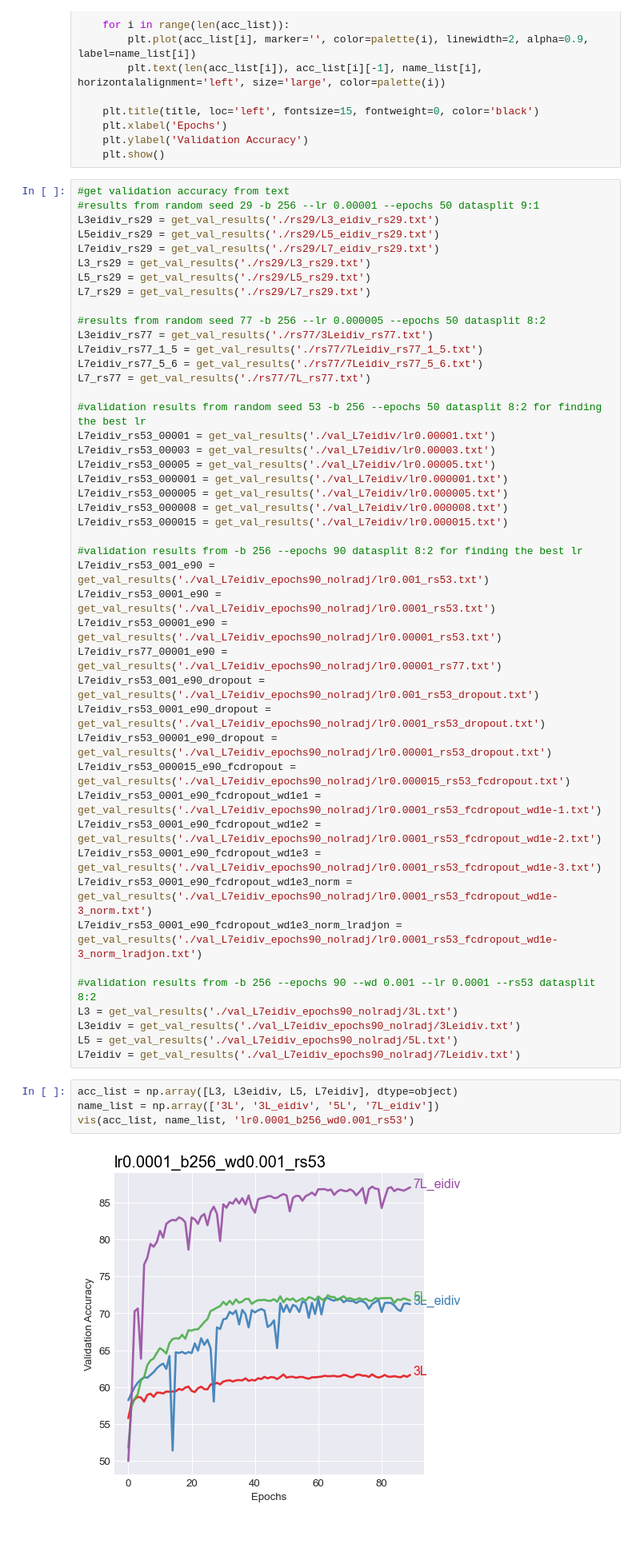
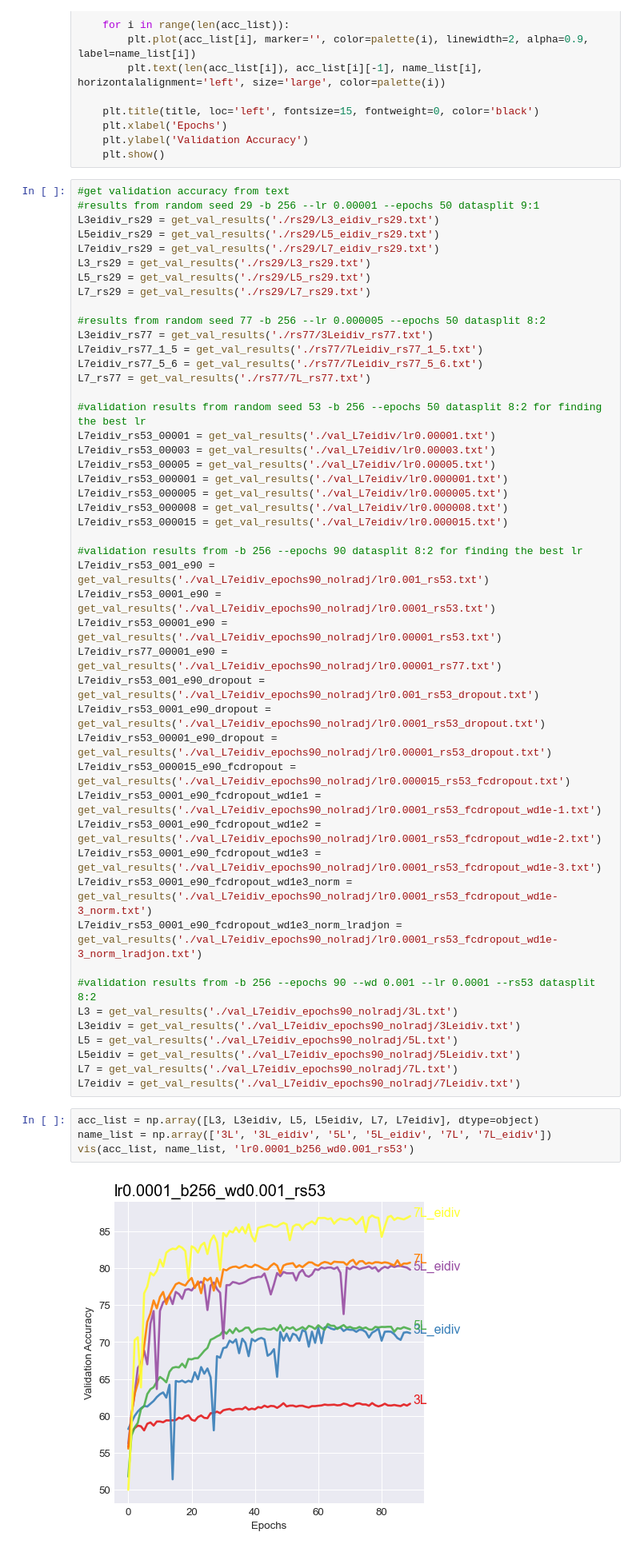
Before and after one commit to hiyuantang/marked_long, a Jupyter notebook: results/vis.ipynb, the cells around one changed output. Shown: that part at 80% size. Saved outputs shown, nothing was run; the diff lists cells and outputs as text.

Commit message:
upload new results

```diff
--- a/results/vis.ipynb
+++ b/results/vis.ipynb
@@ -69,13 +69,15 @@ L7eidiv_rs53_0001_e90_fcdropout_wd1e3_norm_lradjon = get_val_results('./val_L7ei
 L3 = get_val_results('./val_L7eidiv_epochs90_nolradj/3L.txt')
 L3eidiv = get_val_results('./val_L7eidiv_epochs90_nolradj/3Leidiv.txt')
 L5 = get_val_results('./val_L7eidiv_epochs90_nolradj/5L.txt')
+L5eidiv = get_val_results('./val_L7eidiv_epochs90_nolradj/5Leidiv.txt')
+L7 = get_val_results('./val_L7eidiv_epochs90_nolradj/7L.txt')
 L7eidiv = get_val_results('./val_L7eidiv_epochs90_nolradj/7Leidiv.txt')
 # %%
-acc_list = np.array([L3, L3eidiv, L5, L7eidiv], dtype=object)
-name_list = np.array(['3L', '3L_eidiv', '5L', '7L_eidiv'])
+acc_list = np.array([L3, L3eidiv, L5, L5eidiv, L7, L7eidiv], dtype=object)
+name_list = np.array(['3L', '3L_eidiv', '5L', '5L_eidiv', '7L', '7L_eidiv'])
 vis(acc_list, name_list, 'lr0.0001_b256_wd0.001_rs53')
 # %% [output]
-[figure, old version]
+[figure, new version]
 # %%
 acc_list = np.array([L7eidiv_rs53_0001_e90_fcdropout_wd1e1, L7eidiv_rs53_0001_e90_fcdropout_wd1e2, L7eidiv_rs53_0001_e90_fcdropout_wd1e3, L7eidiv_rs53_0001_e90], dtype=object)
 name_list = np.array(['wd0.1', 'wd0.01', 'wd0.001', 'wd0.0005'])
```
Also changed, not shown: 2 other files.
